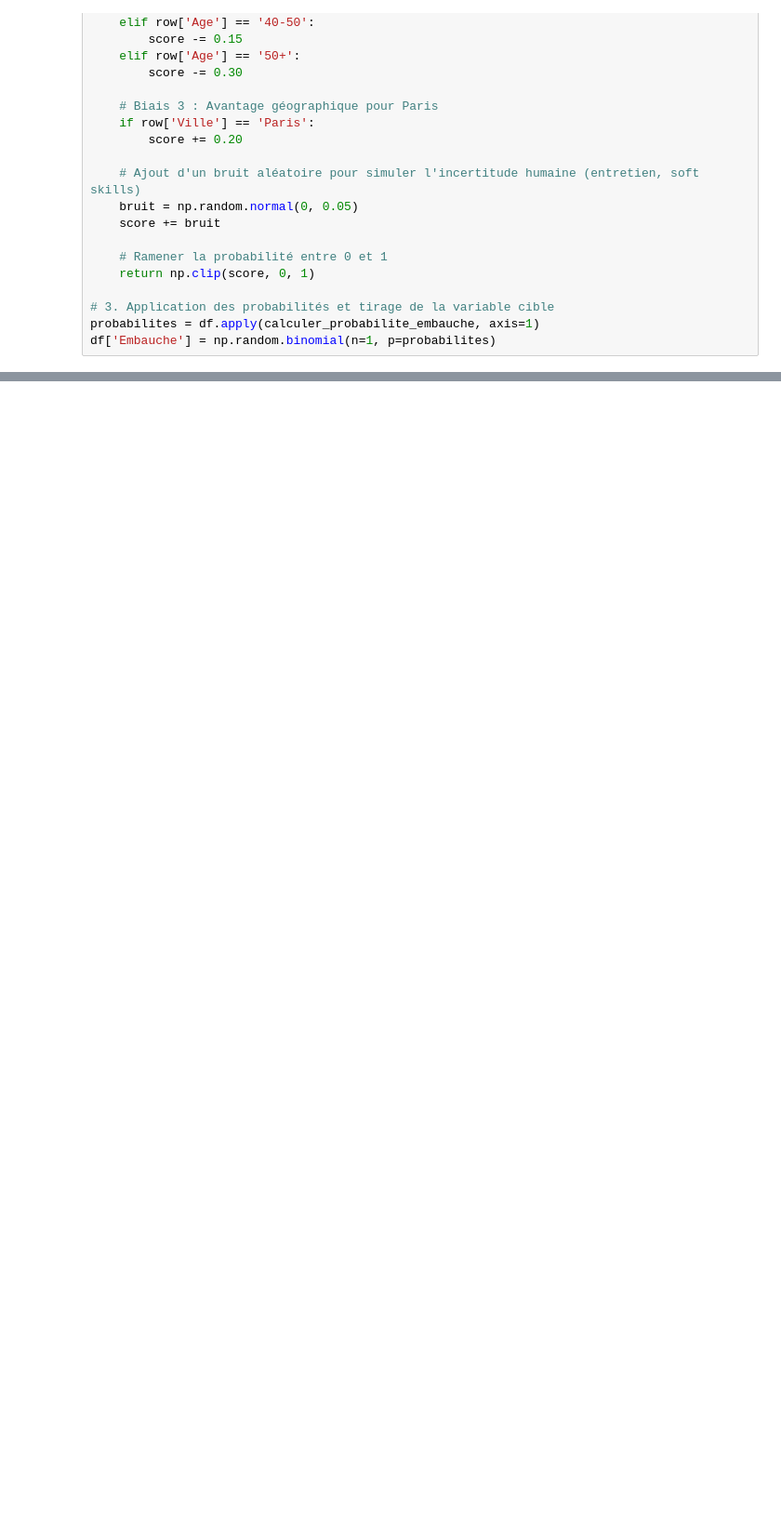
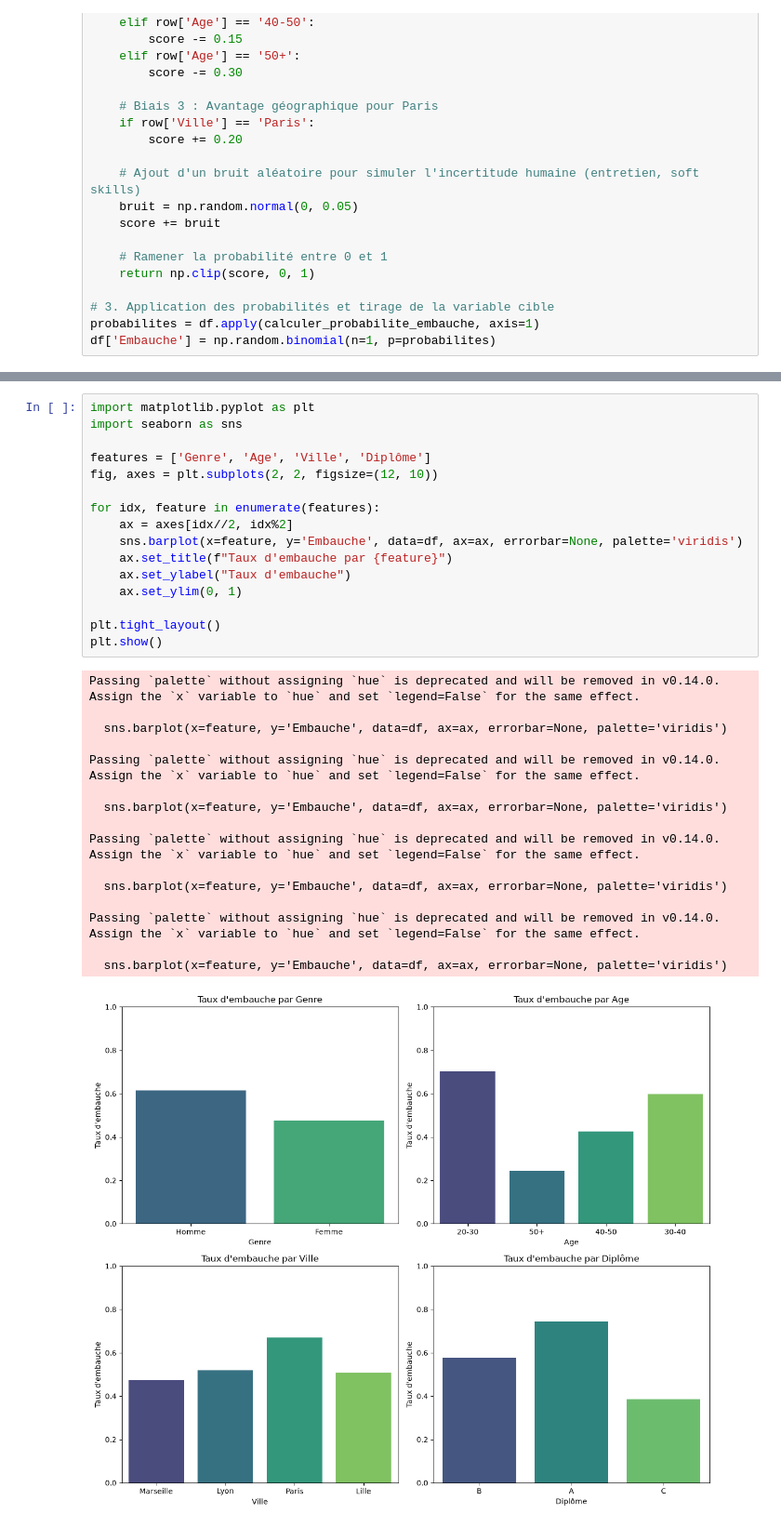
Before and after one commit to bonivalyvan/ML-Trainning-and-evaluation, a Jupyter notebook: Bais evaluation on a ML model/Bais model.ipynb, the cells around one changed output, grey strips where cells are left out. Shown at 93% size. Saved outputs shown, nothing was run; the diff lists cells and outputs as text; blank space fills up the shorter version.

```diff
--- a/Bais evaluation on a ML model/Bais model.ipynb
+++ b/Bais evaluation on a ML model/Bais model.ipynb
@@ -64,0 +67,33 @@ df['Embauche'] = np.random.binomial(n=1, p=probabilites)
+# %%
+import matplotlib.pyplot as plt
+import seaborn as sns
+
+features = ['Genre', 'Age', 'Ville', 'Diplôme']
+fig, axes = plt.subplots(2, 2, figsize=(12, 10))
+
+for idx, feature in enumerate(features):
+    ax = axes[idx//2, idx%2]
+    sns.barplot(x=feature, y='Embauche', data=df, ax=ax, errorbar=None, palette='viridis')
+    ax.set_title(f"Taux d'embauche par {feature}")
+    ax.set_ylabel("Taux d'embauche")
+    ax.set_ylim(0, 1)
+
+plt.tight_layout()
+plt.show()
+# %% [output]
+Passing `palette` without assigning `hue` is deprecated and will be removed in v0.14.0. Assign the `x` variable to `hue` and set `legend=False` for the same effect.
+
+  sns.barplot(x=feature, y='Embauche', data=df, ax=ax, errorbar=None, palette='viridis')
+
+Passing `palette` without assigning `hue` is deprecated and will be removed in v0.14.0. Assign the `x` variable to `hue` and set `legend=False` for the same effect.
+
+  sns.barplot(x=feature, y='Embauche', data=df, ax=ax, errorbar=None, palette='viridis')
+
+Passing `palette` without assigning `hue` is deprecated and will be removed in v0.14.0. Assign the `x` variable to `hue` and set `legend=False` for the same effect.
+
+  sns.barplot(x=feature, y='Embauche', data=df, ax=ax, errorbar=None, palette='viridis')
+
+Passing `palette` without assigning `hue` is deprecated and will be removed in v0.14.0. Assign the `x` variable to `hue` and set `legend=False` for the same effect.
+
+  sns.barplot(x=feature, y='Embauche', data=df, ax=ax, errorbar=None, palette='viridis')
+[figure, added]
```
Also changed, not shown: parts of 3 cells of this notebook.
